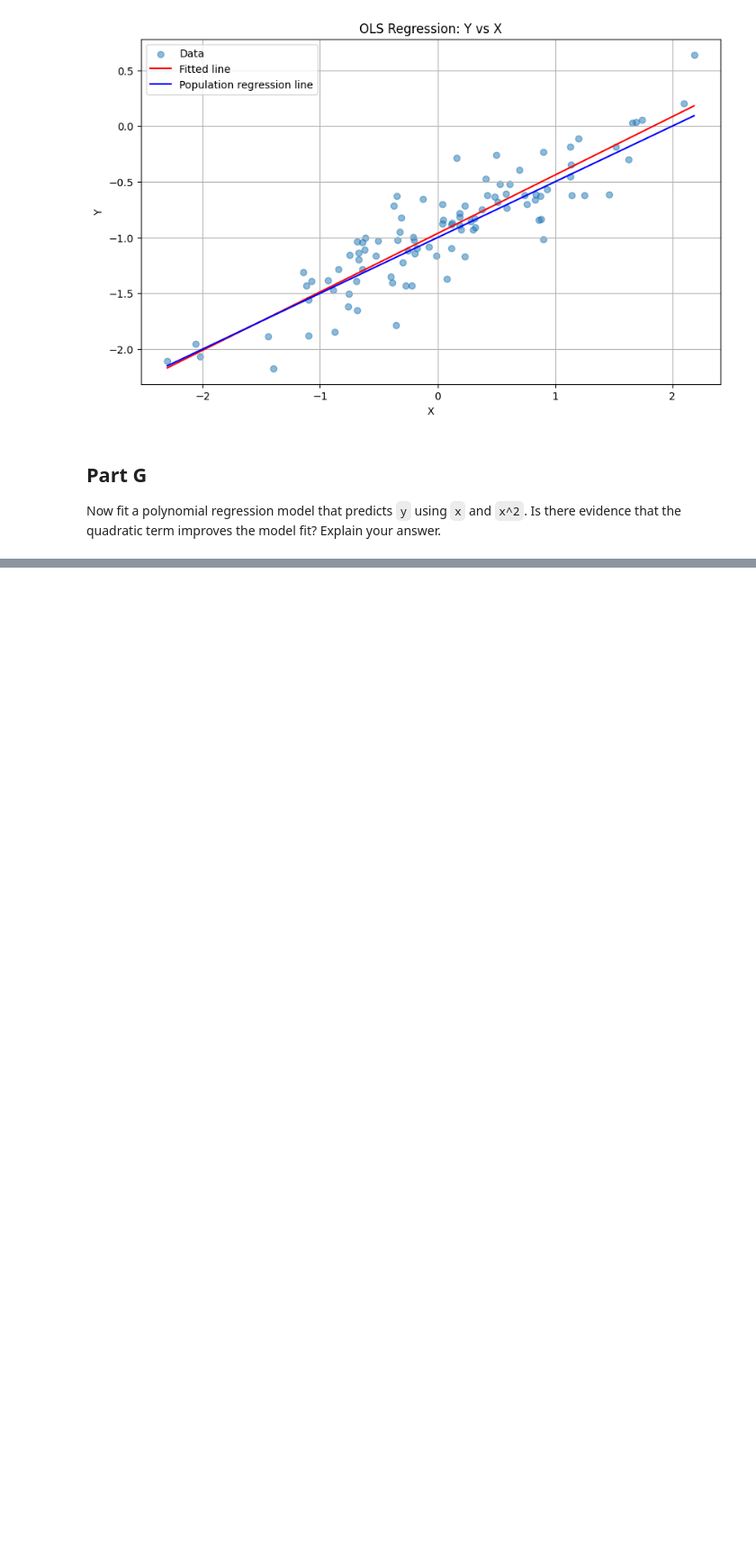
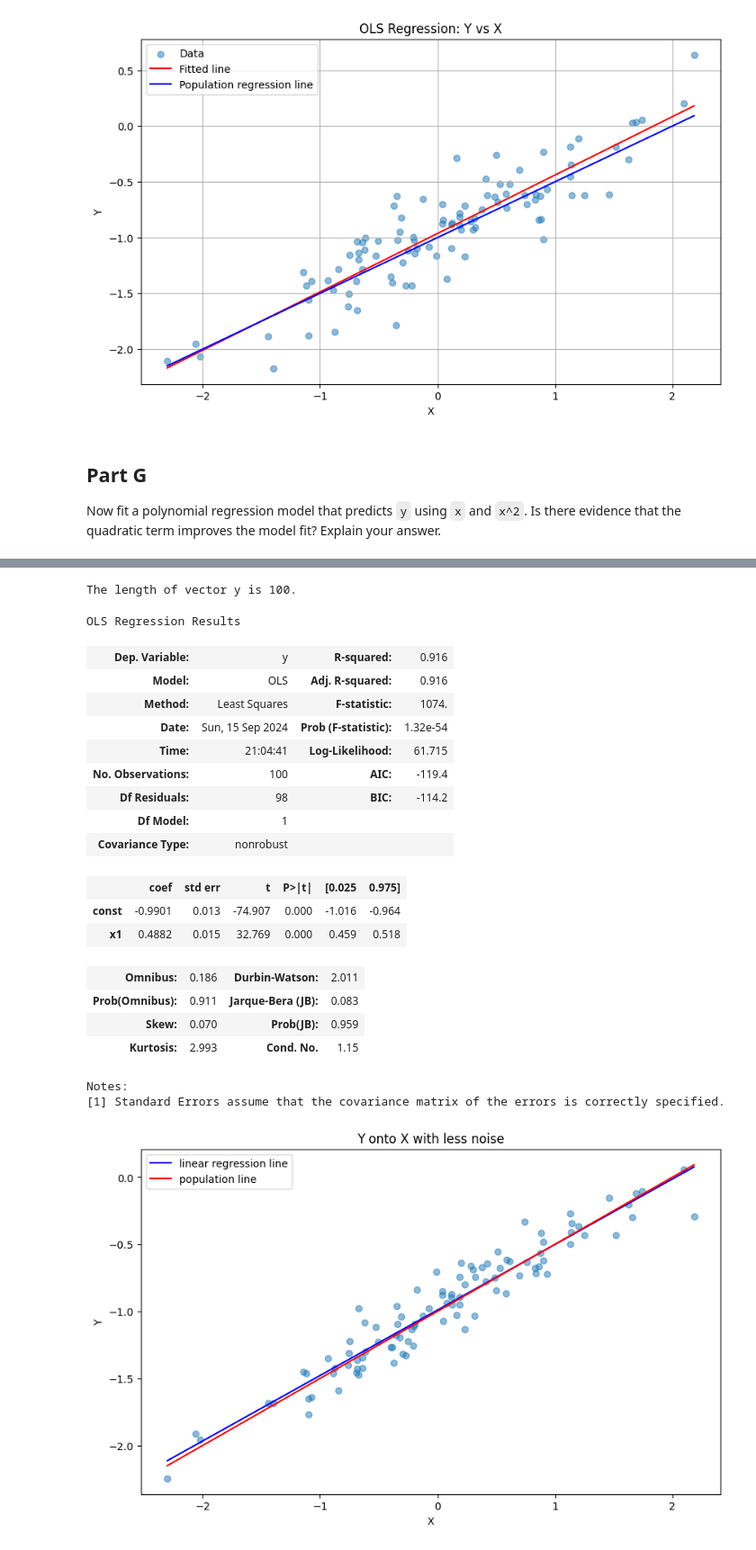
Before and after one commit to anchitrao/islp, a Jupyter notebook: chapter3/exercise_3_13.ipynb, the cells around one changed output, grey strips where cells are left out. Shown at 90% size. Cells and saved outputs as stored; diff of their text form; code cells hidden in the pictures; blank space fills up the shorter version.

Commit message:
finish prob 13

```diff
--- a/chapter3/exercise_3_13.ipynb
+++ b/chapter3/exercise_3_13.ipynb
@@ -131,0 +157,49 @@ print(results.summary())
+# %%
+# ln stands for less noise
+ln_eps = np.random.normal(loc=0, scale=0.125, size=100)
+
+# rewrite equation for y
+ln_y = -1 + (0.5 * x) + ln_eps
+ln_X = sm.add_constant(x)
+
+# create and fit model
+ln_model = sm.OLS(ln_y, ln_X)
+ln_results = ln_model.fit()
+
+ln_x_sorted = np.sort(x)
+ln_X_sorted = sm.add_constant(ln_x_sorted)
+
+# plot data
+plt.figure(figsize=(10,6))
+plt.scatter(x, ln_y, alpha=0.5)
+plt.plot(ln_x_sorted, ln_results.predict(ln_X_sorted), color='blue', label='linear regression line')
+plt.plot(ln_x_sorted, -1 + (0.5 * ln_x_sorted), color='red', label='population line')
+plt.legend()
+plt.title('Y onto X with less noise')
+plt.xlabel('X')
+plt.ylabel('Y')
+
+print(f"The length of vector y is {ln_y.shape[0]}.")
+ln_results.summary()
+# %% [output]
+The length of vector y is 100.
+OLS Regression Results
+| Dep. Variable: | y | R-squared: | 0.916 |
+| Model: | OLS | Adj. R-squared: | 0.916 |
+| Method: | Least Squares | F-statistic: | 1074. |
+| Date: | Sun, 15 Sep 2024 | Prob (F-statistic): | 1.32e-54 |
+| Time: | 21:04:41 | Log-Likelihood: | 61.715 |
+| No. Observations: | 100 | AIC: | -119.4 |
+| Df Residuals: | 98 | BIC: | -114.2 |
+| Df Model: | 1 |  |  |
+| Covariance Type: | nonrobust |  |  |
+|  | coef | std err | t | P>|t| | [0.025 | 0.975] |
+| const | -0.9901 | 0.013 | -74.907 | 0.000 | -1.016 | -0.964 |
+| x1 | 0.4882 | 0.015 | 32.769 | 0.000 | 0.459 | 0.518 |
+| Omnibus: | 0.186 | Durbin-Watson: | 2.011 |
+| Prob(Omnibus): | 0.911 | Jarque-Bera (JB): | 0.083 |
+| Skew: | 0.070 | Prob(JB): | 0.959 |
+| Kurtosis: | 2.993 | Cond. No. | 1.15 |
+Notes:
+[1] Standard Errors assume that the covariance matrix of the errors is correctly specified.
+[figure, added]
```
Also changed, not shown: parts of 12 cells of this notebook, 3 other files.
